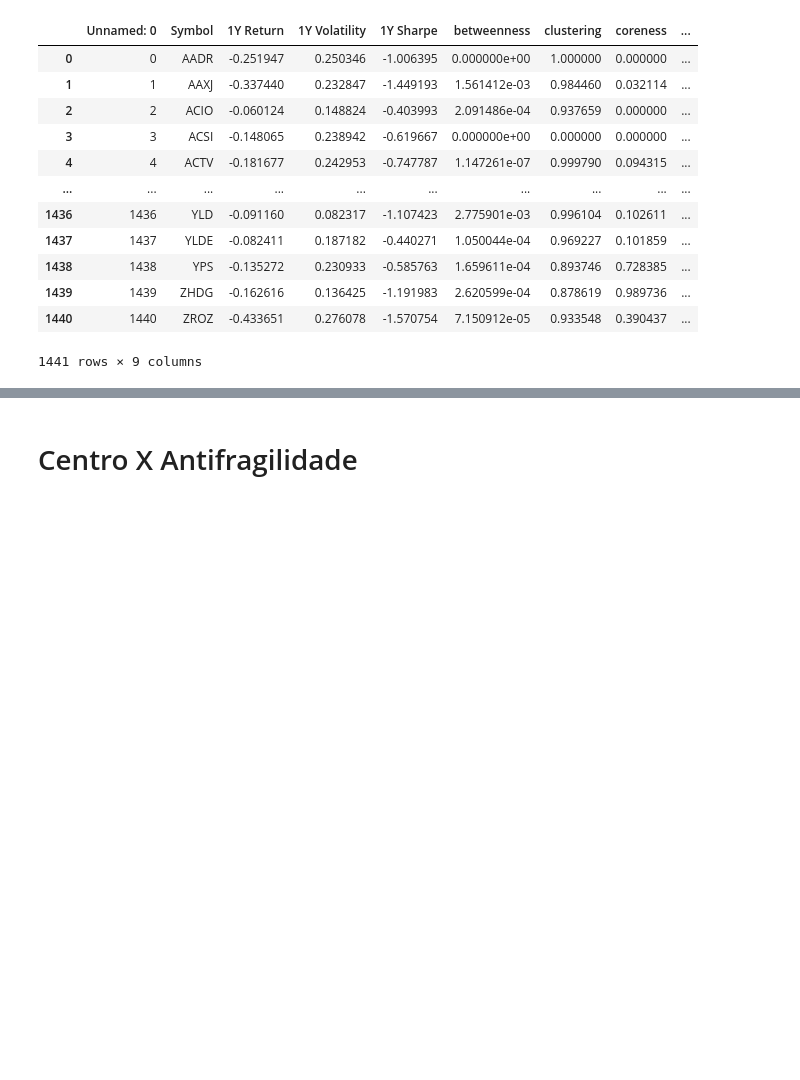
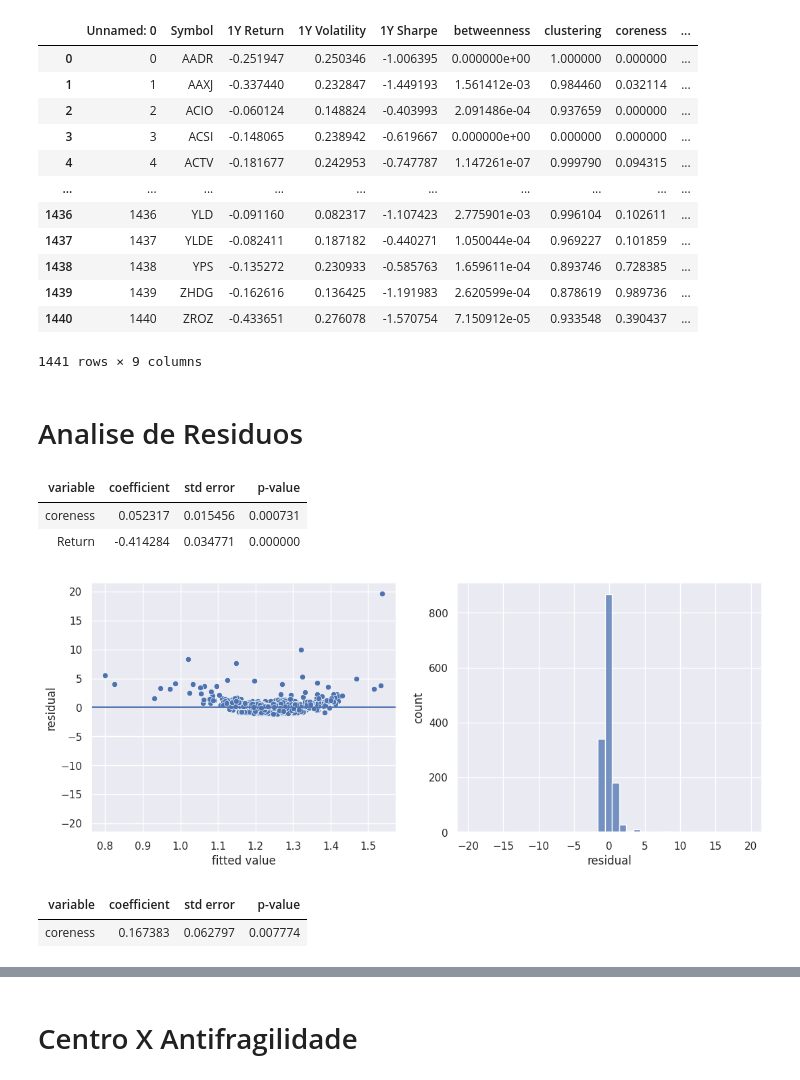
Before and after one commit to arthurchieppe/redsoc-projeto, a Jupyter notebook: modelos.ipynb, the cells around one changed output, grey strips where cells are left out. Cells and saved outputs as stored; diff of their text form; code cells hidden in the pictures; blank space fills up the shorter version.

```diff
--- a/modelos.ipynb
+++ b/modelos.ipynb
@@ -31,0 +35,19 @@ metrics
+# %% [markdown]
+# Analise de Residuos
+# %%
+result = reg.linear(data=metrics, formula='np.exp(Volatility) ~ coreness + Return')
+result.micro_summary()
+# %% [output]
+| variable | coefficient | std error | p-value |
+| coreness | 0.052317 | 0.015456 | 0.000731 |
+| Return | -0.414284 | 0.034771 | 0.000000 |
+# %%
+result.plot_residuals()
+# %% [output]
+[figure, added]
+# %%
+result = reg.linear(data=metrics, formula='Sharpe ~ coreness')
+result.micro_summary()
+# %% [output]
+| variable | coefficient | std error | p-value |
+| coreness | 0.167383 | 0.062797 | 0.007774 |
```
Also changed, not shown: parts of 10 cells of this notebook.
